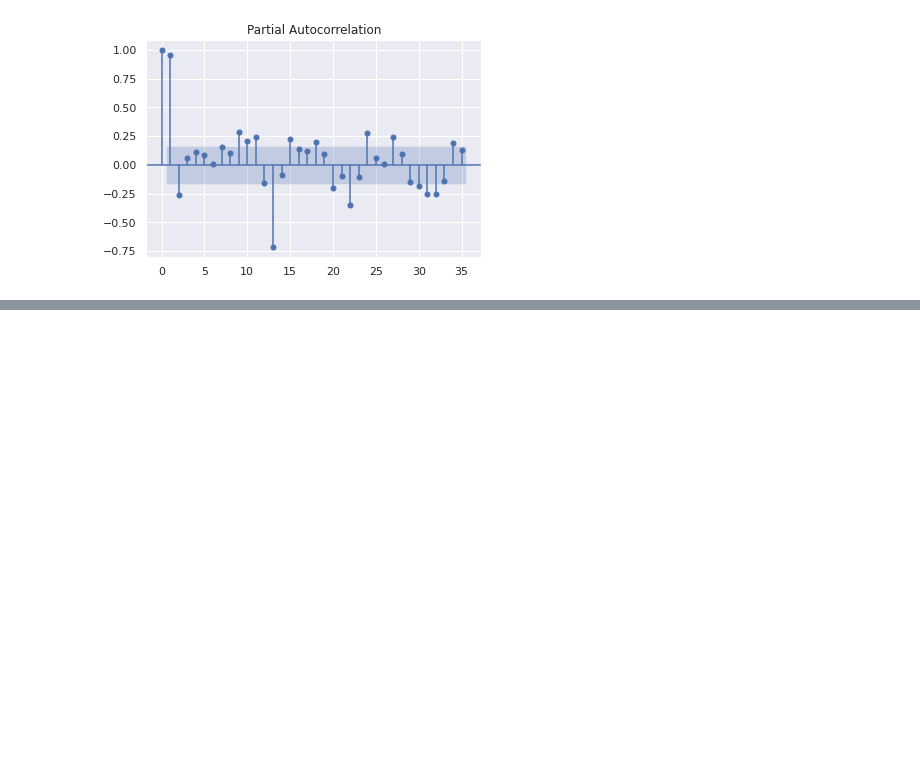
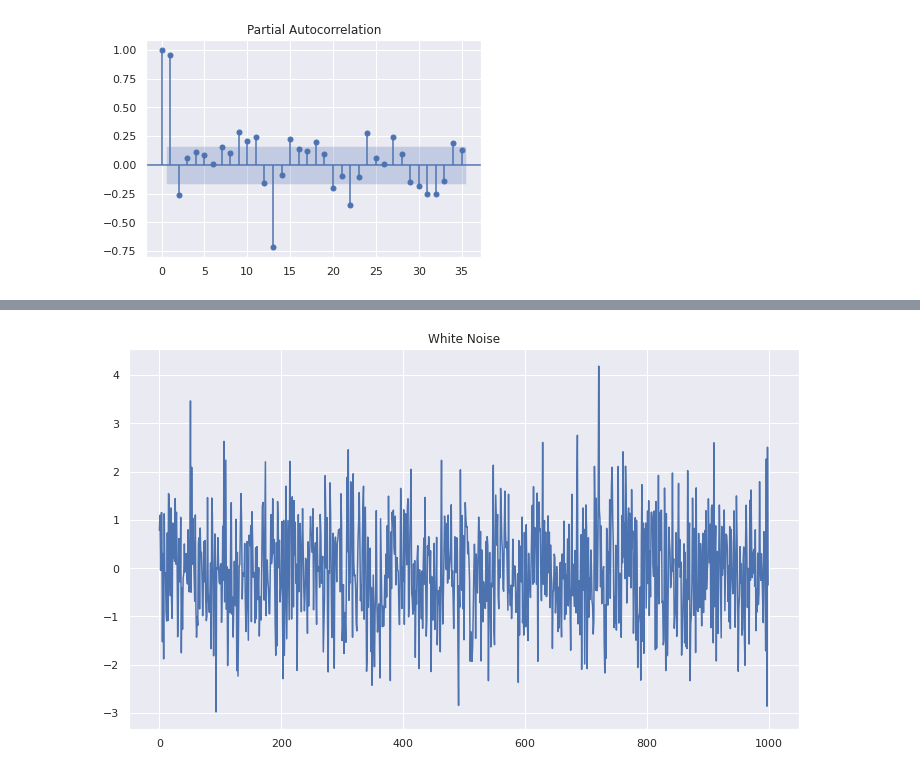
Before and after one commit to kfsky/Advanced-Python-TimeSeriese-Analysis, a Jupyter notebook: code/chapter1.ipynb, the cells around one changed output, grey strips where cells are left out. Saved outputs shown, nothing was run; the diff lists cells and outputs as text; code cells hidden in the pictures; blank space fills up the shorter version.

```diff
--- a/code/chapter1.ipynb
+++ b/code/chapter1.ipynb
@@ -180,0 +245,12 @@ plots = sm.graphics.tsa.plot_pacf(df_content["#Passengers"], lags=35)
+# %%
+# ホワイトノイズの作成
+mean = 0
+std = 1
+
+x = np.random.normal(mean, std, size=1000)
+plt.figure(figsize=(12, 7))
+plt.plot(x)
+plt.title("White Noise")
+plt.show()
+# %% [output]
+[figure, added]
```
Also changed, not shown: parts of 9 cells of this notebook.
